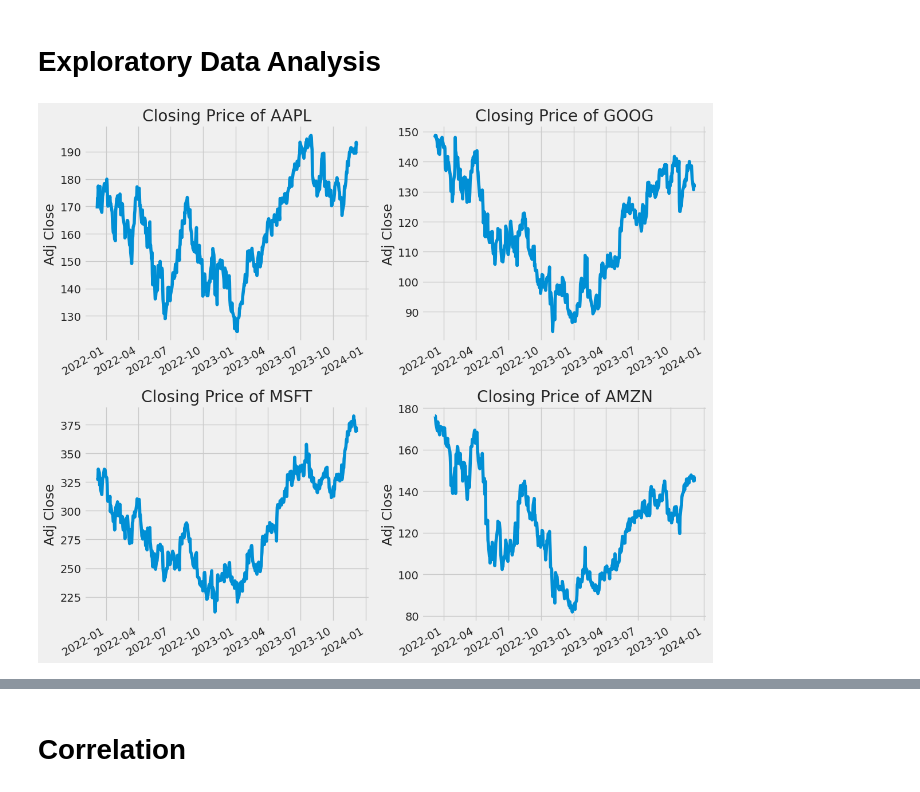
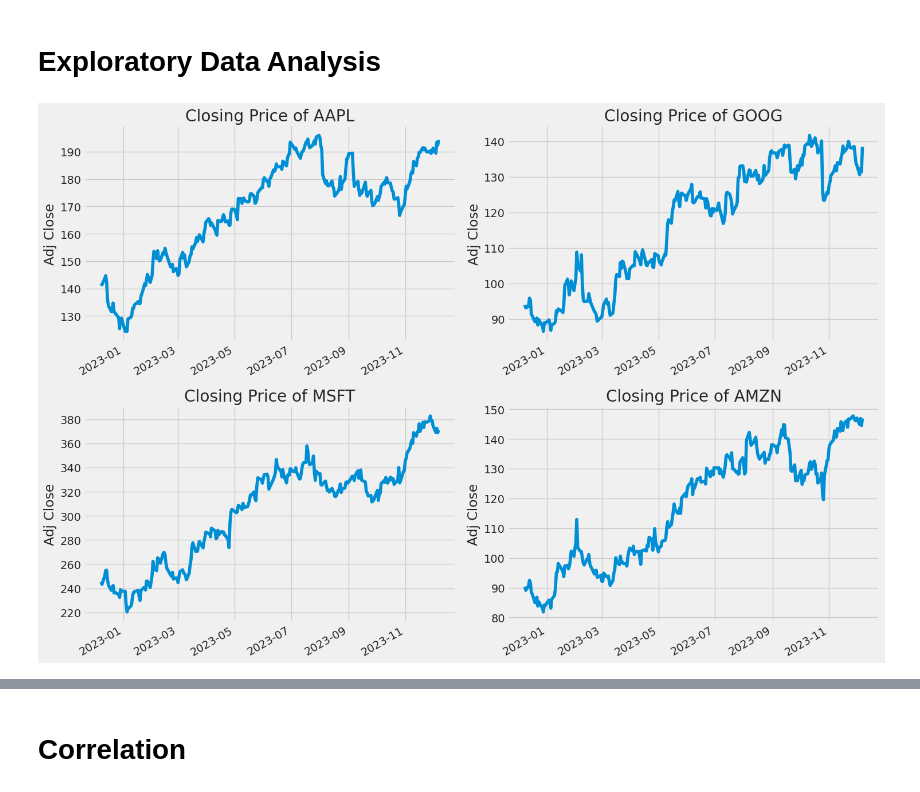
Before and after one commit to rajeshtudu/Stock_Analysis_And_Prediction, a Jupyter notebook: Stock_Market_Analysis_and_Prediction_Using_LSTM.ipynb, the cells around one changed output, grey strips where cells are left out. Saved outputs shown, nothing was run; the diff lists cells and outputs as text; code cells hidden in the pictures.

```diff
--- a/Stock_Market_Analysis_and_Prediction_Using_LSTM.ipynb
+++ b/Stock_Market_Analysis_and_Prediction_Using_LSTM.ipynb
@@ -23,19 +23,20 @@ tech_list = ['AAPL', 'GOOG', 'MSFT', 'AMZN']
 
 # SET UP START AND END TIME TO GRAB THE DATA
 end = datetime.now()
-start = datetime(end.year - 2, end.month, end.day)
+start = datetime(end.year - 1, end.month, end.day)
 
 for stock in tech_list:
     globals()[stock] = yf.download(stock, start, end)
 
+
 company_list = [AAPL, GOOG, MSFT, AMZN]
-company_name = ['AAPL', 'GOOG', 'MSFT', 'AMZN']
+company_name = ["APPLE", "GOOGLE", "MICROSOFT", "AMAZON"]
 
 for company, com_name in zip(company_list, company_name):
-    company['company_name'] = com_name
+    company["company_name"] = com_name
 
-df = pd.concat(company_list, axis = 0)
-df.tail()
+df = pd.concat(company_list, axis=0)
+df.tail(10)
 # %% [output]
 [*********************100%%**********************]  1 of 1 completed
 [*********************100%%**********************]  1 of 1 completed
@@ -80,21 +86,21 @@ memory usage: 125.8+ KB
 # %% [markdown]
 # Exploratory Data Analysis
 # %%
-# let's see the historical view of the closing price
-plt.figure(figsize = (12,10))
-plt.subplots_adjust(top = 1.25, bottom = 1.2)
+# Let's see a historical view of the closing price
+plt.figure(figsize=(15, 10))
+plt.subplots_adjust(top=1.25, bottom=1.2)
 
 for i, company in enumerate(company_list, 1):
     plt.subplot(2, 2, i)
     company['Adj Close'].plot()
     plt.ylabel('Adj Close')
     plt.xlabel(None)
-    plt.title(f'Closing Price of {tech_list[i - 1]}')
+    plt.title(f"Closing Price of {tech_list[i - 1]}")
 
 plt.tight_layout()
 plt.show()
 # %% [output]
-[figure, old version]
+[figure, new version]
 # %%
 # Now let's plot the total volume of stock being traded each day
 plt.figure(figsize=(15, 10))
```
Also changed, not shown: parts of 24 cells of this notebook.
